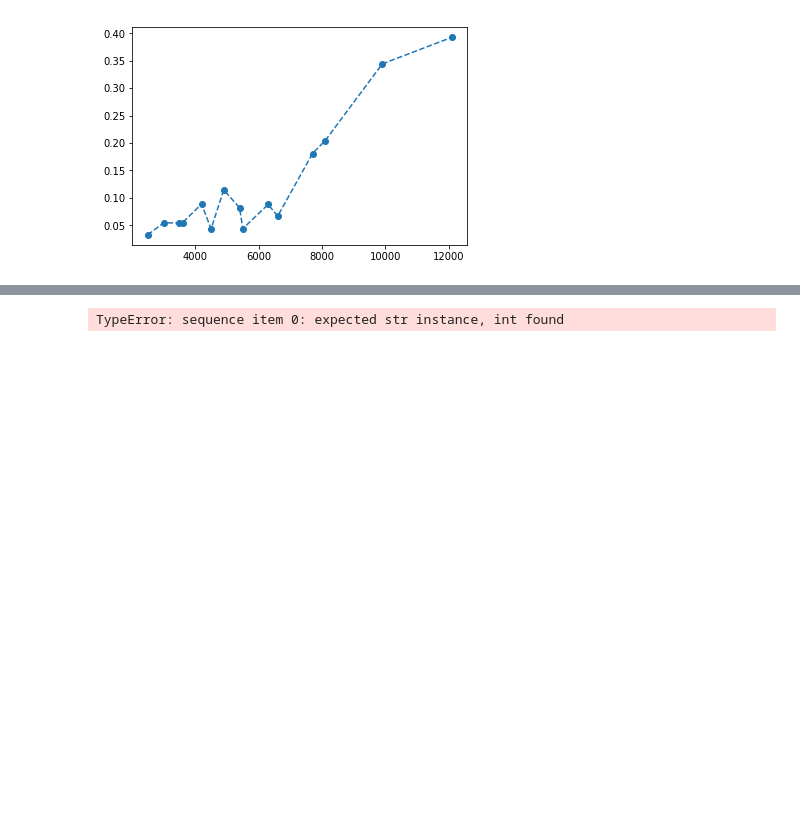
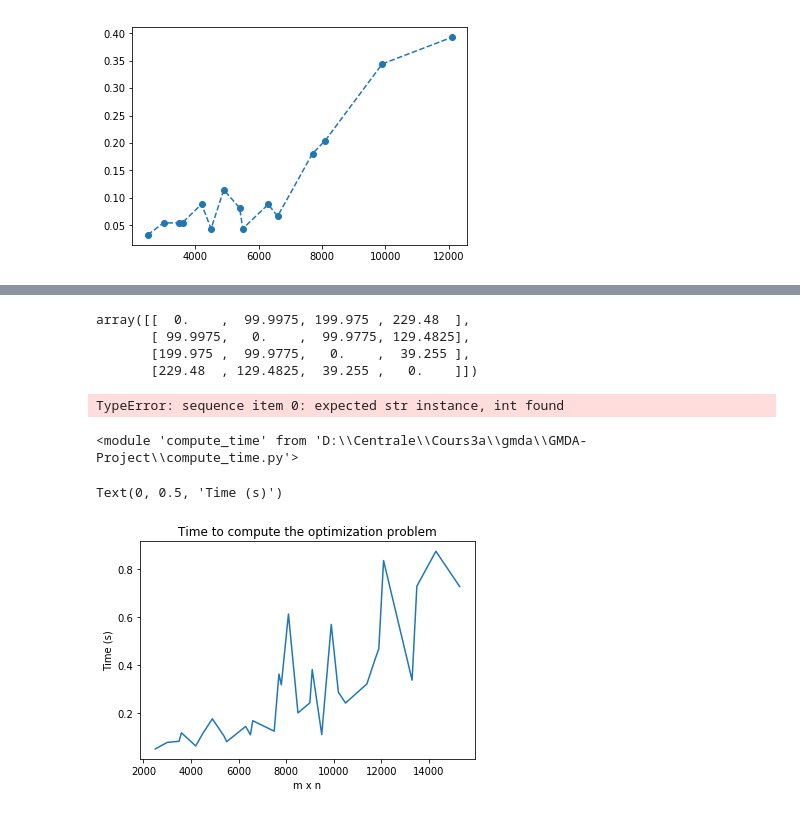
Before and after one commit to TheodoreAouad/GMDA-Project, a Jupyter notebook: Notebook.ipynb, the cells around one changed output, grey strips where cells are left out. Saved outputs shown, nothing was run; the diff lists cells and outputs as text; code cells hidden in the pictures; blank space fills up the shorter version.

```diff
--- a/Notebook.ipynb
+++ b/Notebook.ipynb
@@ -209,5 +221,19 @@ compare_clusters(c1,c1)
+# %%
+emds_clusters = -1 + np.zeros((4,4))
+clusterings = [c2,c3,c4,c5]
+for i,c1 in enumerate(clusterings):
+    for j,c2 in enumerate(clusterings):
+        emds_clusters[i,j] = compare_clusters(c1,c2)
+# %%
+emds_clusters
+# %% [output]
+array([[  0.    ,  99.9975, 199.975 , 229.48  ],
+       [ 99.9975,   0.    ,  99.9775, 129.4825],
+       [199.975 ,  99.9775,   0.    ,  39.255 ],
+       [229.48  , 129.4825,  39.255 ,   0.    ]])
 # %%
 import csv
+towrite = ["Ns","Ms","Ds","Times","EMDs"]
 
 with open('times_q4.csv', mode='w',newline='') as file:
     writer = csv.writer(file)
@@ -218,3 +244,41 @@ to_write2 = [1,2,3]
 ",".join(to_write2)
 # %% [output]
 TypeError: sequence item 0: expected str instance, int found
+# %%
+import compute_time as ct
+from importlib import reload
+reload(ct)
+# %% [output]
+<module 'compute_time' from 'D:\\Centrale\\Cours3a\\gmda\\GMDA-Project\\compute_time.py'>
+# %%
+import csv
+import numpy as np
+import pandas as pd
+import matplotlib.pyplot as plt
+
+ns = []
+ms = []
+times = []
+with open('times_q4.csv',mode="r") as file:
+    reader = csv.reader(file)
+    for i,row in enumerate(reader):
+        if i == 0:
+            continue
+        ns.append(row[0])
+        ms.append(row[1])
+        times.append(row[3])
+
+ns = np.array(ns,dtype=float)
+ms = np.array(ms,dtype=float)
+times = np.array(times,dtype=float)
+# %%
+nxm = ns*ms
+x = nxm[nxm.argsort()]
+y = times[nxm.argsort()]
+plt.plot(x,y)
+plt.title("Time to compute the optimization problem")
+plt.xlabel("m x n")
+plt.ylabel("Time (s)")
+# %% [output]
+Text(0, 0.5, 'Time (s)')
+[figure, added]
```
Also changed, not shown: parts of 13 cells of this notebook, 13 other files.
